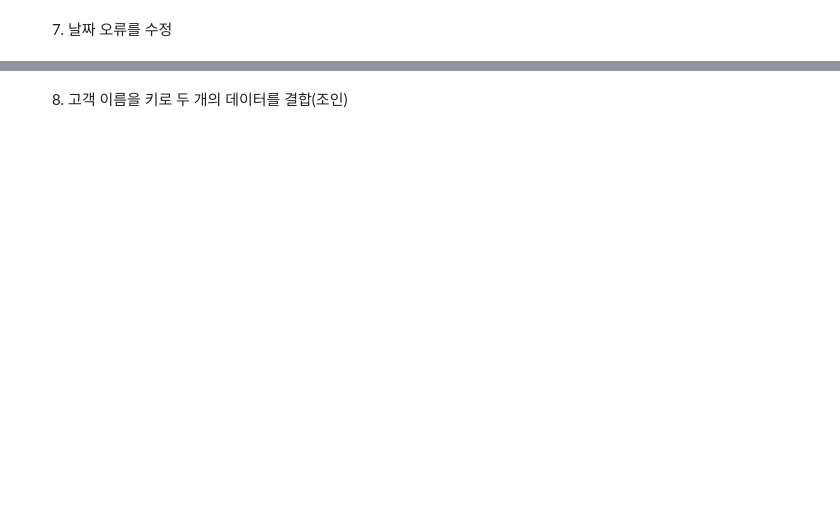
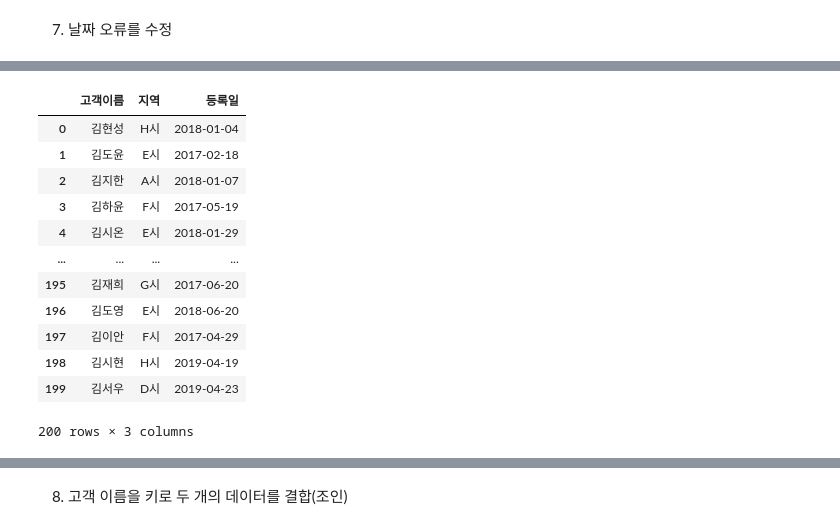
Before and after one commit to do-po/test_1, a Jupyter notebook: Project/03. 데이터 분석/04. Marketing/02. 대리점데이터가공/02. 대리점데이터가공.ipynb, the cells around one changed output, grey strips where cells are left out. Saved outputs shown, nothing was run; the diff lists cells and outputs as text; code cells hidden in the pictures; blank space fills up the shorter version.

```diff
--- a/Project/03. 데이터 분석/04. Marketing/02. 대리점데이터가공/02. 대리점데이터가공.ipynb
+++ b/Project/03. 데이터 분석/04. Marketing/02. 대리점데이터가공/02. 대리점데이터가공.ipynb
@@ -331,2 +363,8 @@ Name: 고객이름, Length: 2999, dtype: object
+# %%
+# 공백을 제거
+
+cs['고객이름'] = cs['고객이름'].map(
+    lambda x : x.replace(' ', '')
+)
 # %% [markdown]
 7. 날짜 오류를 수정
@@ -332,0 +386,5 @@ Name: 고객이름, Length: 2999, dtype: object
+# %%
+# 문자 데이터들만을 추출
+
+flag_str = cs['등록일'].astype('str').str.isdigit() # 숫자 모양의 문자 데이터들에 대한 flag
+flag_str.sum() # 갯수 확인
@@ -332,0 +437,20 @@ Name: 고객이름, Length: 2999, dtype: object
+# %%
+# 만들어진 fromSerial과 fromString을 유니언 결합
+
+cs['등록일'] = pd.concat([fromSerial, fromString]) # fromSerial에서 원본의 index 값을 그대로 들고 있기에 이렇게 가능
+
+cs
+# %% [output]
+|  | 고객이름 | 지역 | 등록일 |
+| 0 | 김현성 | H시 | 2018-01-04 |
+| 1 | 김도윤 | E시 | 2017-02-18 |
+| 2 | 김지한 | A시 | 2018-01-07 |
+| 3 | 김하윤 | F시 | 2017-05-19 |
+| 4 | 김시온 | E시 | 2018-01-29 |
+| ... | ... | ... | ... |
+| 195 | 김재희 | G시 | 2017-06-20 |
+| 196 | 김도영 | E시 | 2018-06-20 |
+| 197 | 김이안 | F시 | 2017-04-29 |
+| 198 | 김시현 | H시 | 2019-04-19 |
+| 199 | 김서우 | D시 | 2019-04-23 |
+200 rows × 3 columns
```
Also changed, not shown: parts of 15 cells of this notebook, 1 other file.
